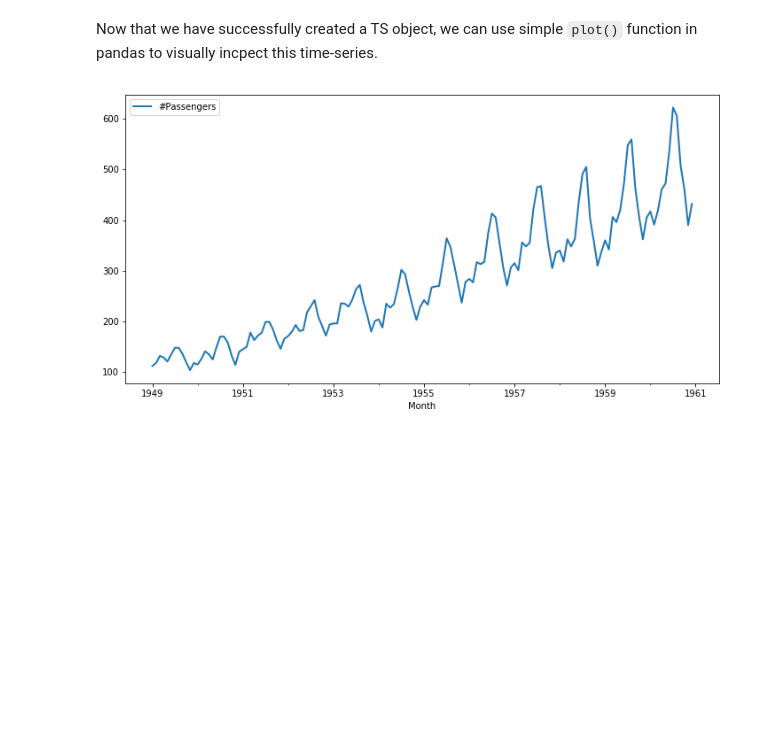
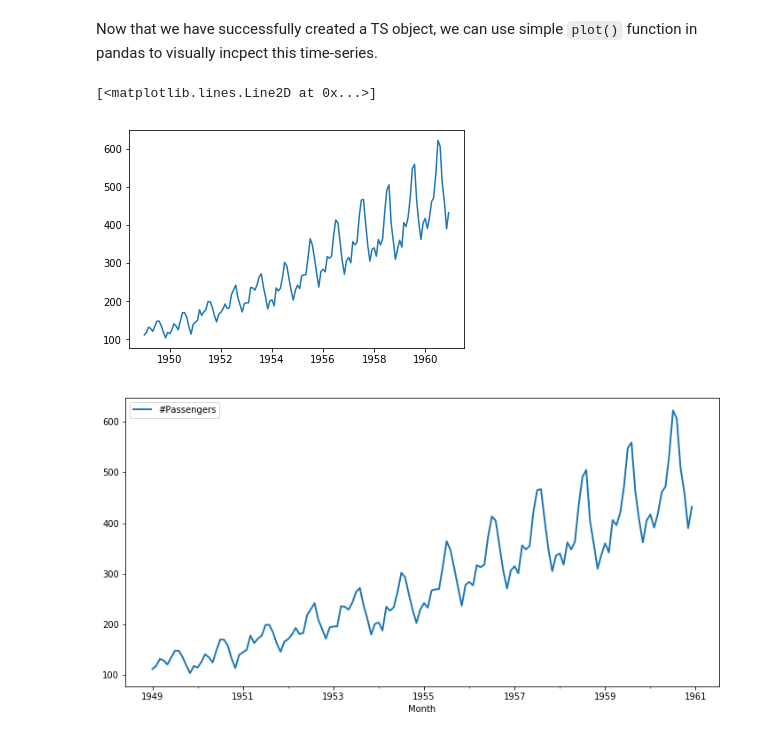
Before and after one commit to colemiller94/dsc-3-25-06-testing-for-trends-lab-nyc-ds-career-012819, a Jupyter notebook: index.ipynb, the cells around one changed output. Saved outputs shown, nothing was run; the diff lists cells and outputs as text; code cells hidden in the pictures; blank space fills up the shorter version.

```diff
--- a/index.ipynb
+++ b/index.ipynb
@@ -95,7 +95,10 @@ Now that we have successfully created a TS object, we can use simple `plot()` fu
 import matplotlib.pyplot as plt
 %matplotlib inline
 # %%
-plt.()
+plt.plot(raw)
+# %% [output]
+[<matplotlib.lines.Line2D at 0x...>]
+[figure, added]
 # %%
 # Plot the time series data
 # %% [output]
```
